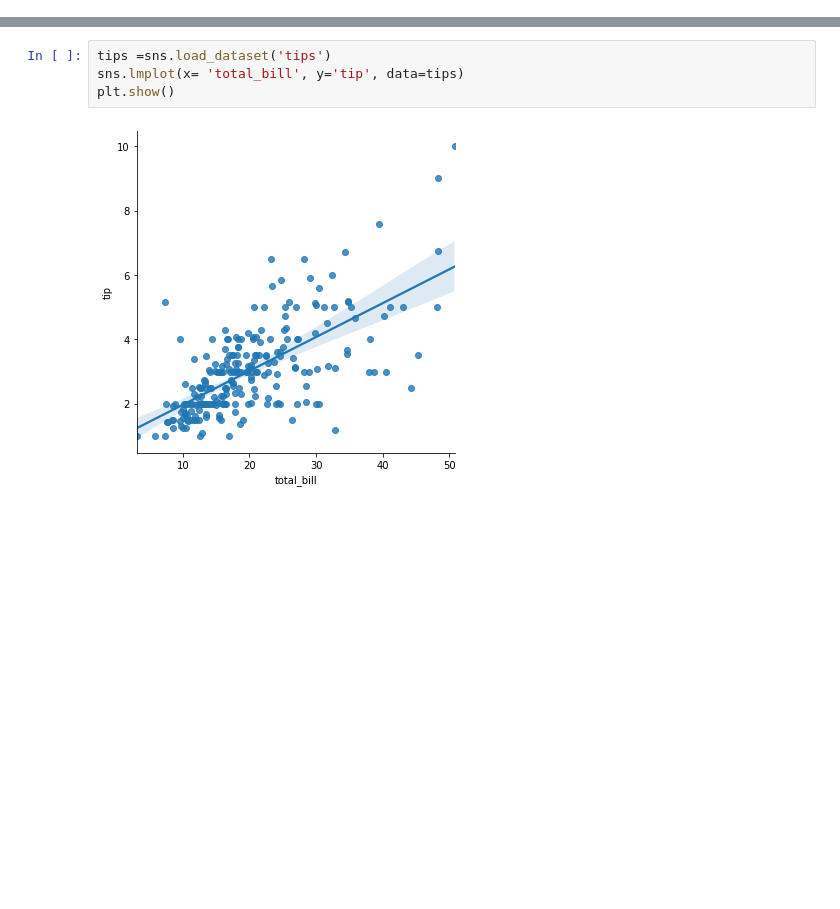
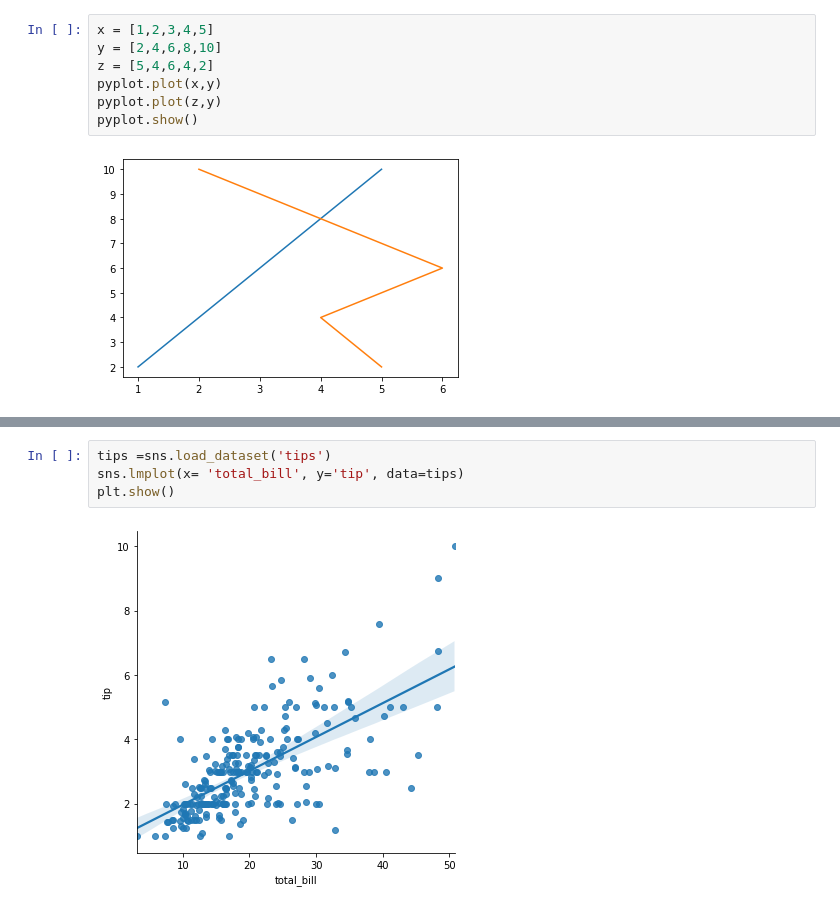
Before and after one commit to sush2004/Python, a Jupyter notebook: Visualisation.ipynb, the cells around one changed output, grey strips where cells are left out. Cells and saved outputs as stored; diff of their text form; blank space fills up the shorter version.

```diff
--- a/Visualisation.ipynb
+++ b/Visualisation.ipynb
@@ -6,0 +14,9 @@ import seaborn as sns
+# %%
+x = [1,2,3,4,5]
+y = [2,4,6,8,10]
+z = [5,4,6,4,2]
+pyplot.plot(x,y)
+pyplot.plot(z,y)
+pyplot.show()
+# %% [output]
+[figure, added]
```
Also changed, not shown: parts of 5 cells of this notebook.
